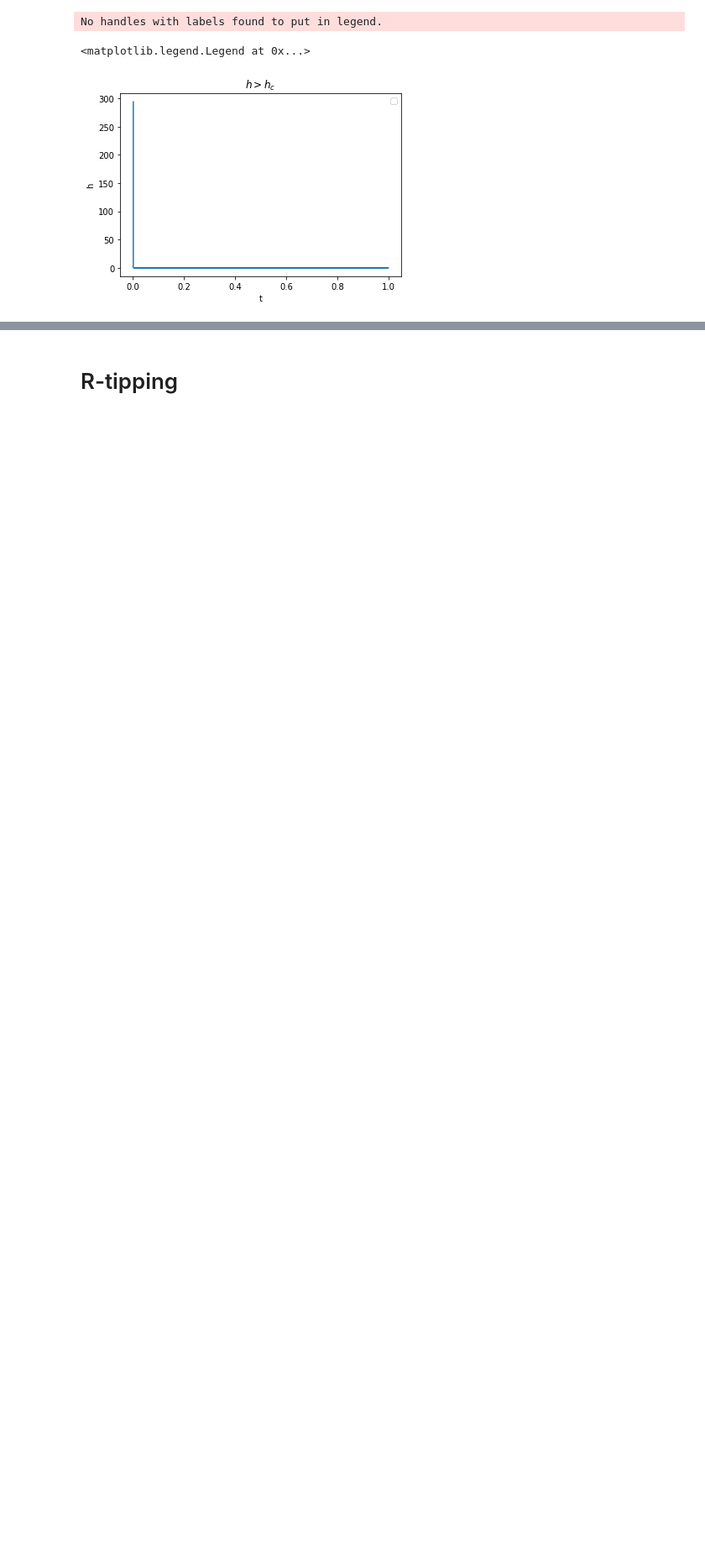
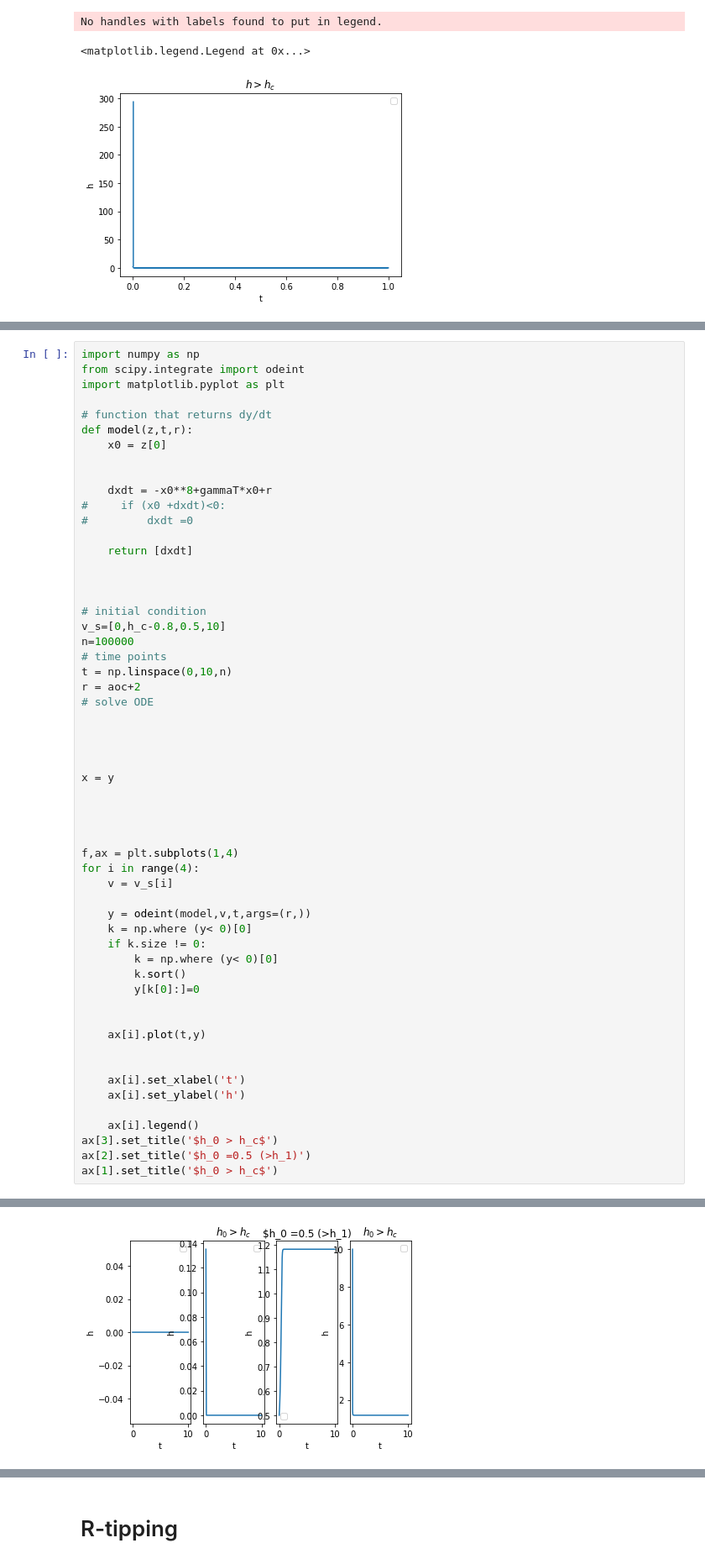
Before and after one commit to jojobeck/NDandC, a Jupyter notebook: ice sheet bifurcation with r tipping.ipynb, the cells around one changed output, grey strips where cells are left out. Shown at 84% size. Drawn from its saved outputs; the diff is of its cells as text; blank space fills up the shorter version.

```diff
--- a/ice sheet bifurcation with r tipping.ipynb
+++ b/ice sheet bifurcation with r tipping.ipynb
@@ -200,0 +242,57 @@ No handles with labels found to put in legend.
+# %%
+import numpy as np
+from scipy.integrate import odeint
+import matplotlib.pyplot as plt
+
+# function that returns dy/dt
+def model(z,t,r):
+    x0 = z[0]
+
+
+    dxdt = -x0**8+gammaT*x0+r
+#     if (x0 +dxdt)<0:
+#         dxdt =0
+
+    return [dxdt]
+
+
+
+# initial condition
+v_s=[0,h_c-0.8,0.5,10]
+n=100000
+# time points
+t = np.linspace(0,10,n)
+r = aoc+2
+# solve ODE
+
+
+
+
+x = y
+
+
+
+
+f,ax = plt.subplots(1,4)
+for i in range(4):
+    v = v_s[i]
+
+    y = odeint(model,v,t,args=(r,))
+    k = np.where (y< 0)[0]
+    if k.size != 0:
+        k = np.where (y< 0)[0]
+        k.sort()
+        y[k[0]:]=0
+
+
+    ax[i].plot(t,y)
+
+
+    ax[i].set_xlabel('t')
+    ax[i].set_ylabel('h')
+
+    ax[i].legend()
+ax[3].set_title('$h_0 > h_c$')
+ax[2].set_title('$h_0 =0.5 (>h_1)')
+ax[1].set_title('$h_0 > h_c$')
+# %% [output]
@@ -200,0 +304 @@ No handles with labels found to put in legend.
+[figure, added]
```
Also changed, not shown: parts of 11 cells of this notebook.
